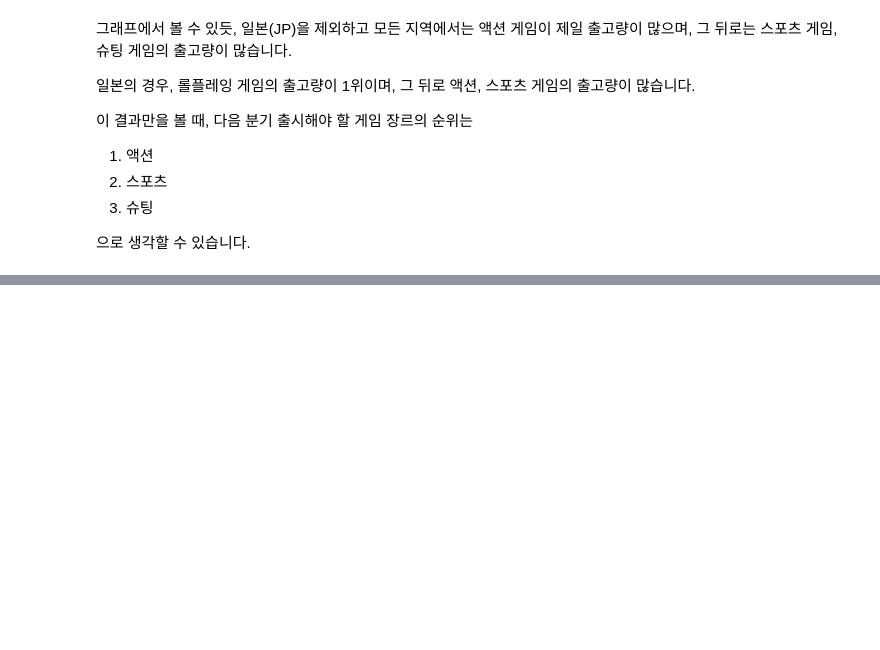
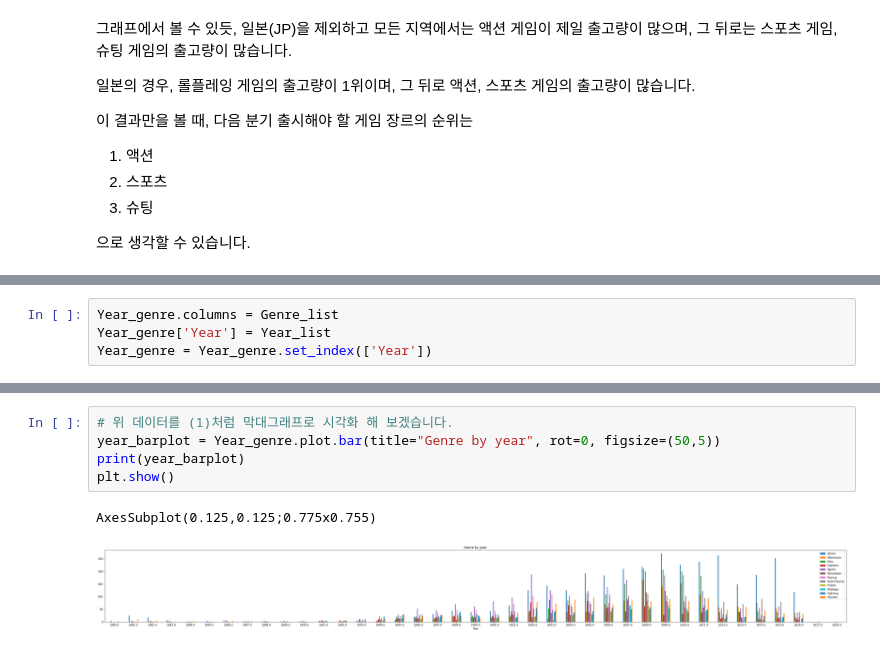
Before and after one commit to Lemonfry/ds-section1-project, a Jupyter notebook: section1-project.ipynb, the cells around one changed output, grey strips where cells are left out. Drawn from its saved outputs; the diff is of its cells as text; blank space fills up the shorter version.

```diff
--- a/section1-project.ipynb
+++ b/section1-project.ipynb
@@ -233,0 +513,4 @@ AxesSubplot(0.125,0.125;0.775x0.755)
+# %%
+Year_genre.columns = Genre_list
+Year_genre['Year'] = Year_list
+Year_genre = Year_genre.set_index(['Year'])
@@ -233,0 +538,8 @@ AxesSubplot(0.125,0.125;0.775x0.755)
+# %%
+# 위 데이터를 (1)처럼 막대그래프로 시각화 해 보겠습니다.
+year_barplot = Year_genre.plot.bar(title="Genre by year", rot=0, figsize=(50,5))
+print(year_barplot)
+plt.show()
+# %% [output]
+AxesSubplot(0.125,0.125;0.775x0.755)
+[figure, added]
```
Also changed, not shown: parts of 20 cells of this notebook.
